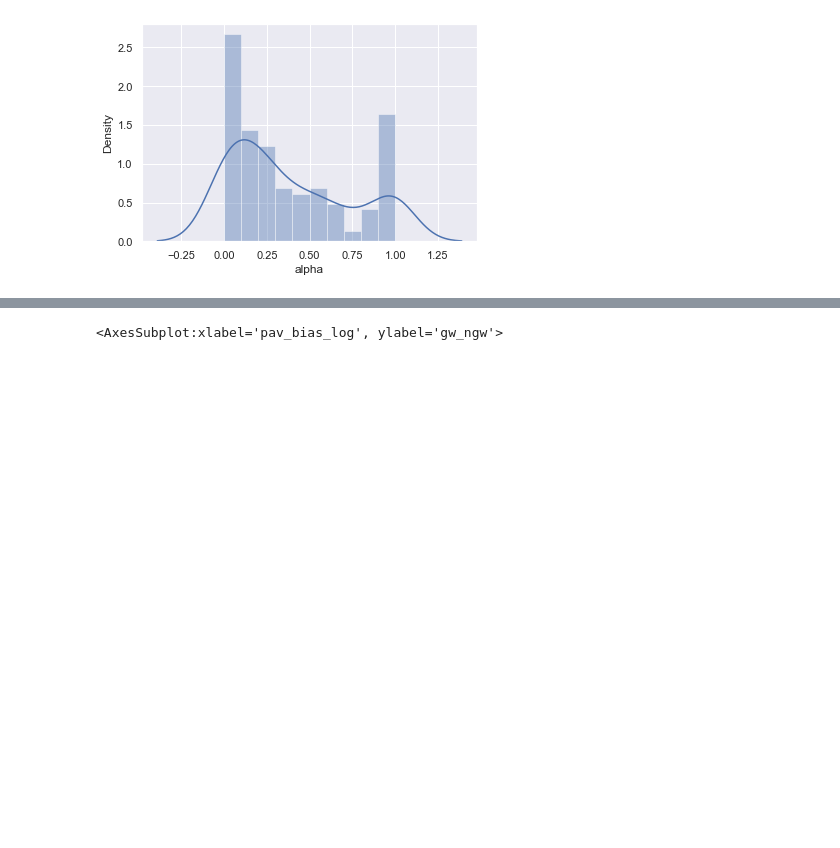
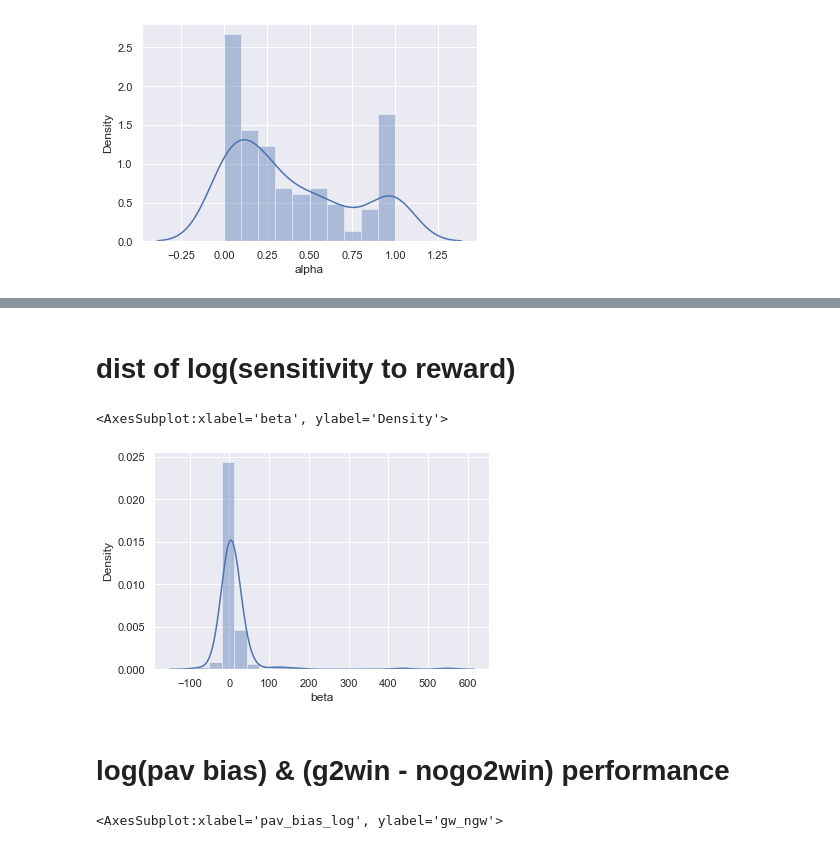
Before and after one commit to Sepsad/Interindividual-differences-in-Learning-to-Act-or-Avoid, a Jupyter notebook: First_session.ipynb, the cells around one changed output, grey strips where cells are left out. Saved outputs shown, nothing was run; the diff lists cells and outputs as text; code cells hidden in the pictures; blank space fills up the shorter version.

```diff
--- a/First_session.ipynb
+++ b/First_session.ipynb
@@ -307,3 +318,10 @@ sns.distplot((mr_df.alpha), bins=10)
+# %% [markdown]
+# dist of log(sensitivity to reward)
+# %%
+sns.distplot((np.log(mr_df.beta)), bins=20)
+# %% [output]
+<AxesSubplot:xlabel='beta', ylabel='Density'>
+[figure, added]
 # %%
 mr_perf = pd.merge(mr_df, final_performace_data, on='mturkID')
 
@@ -314,3 +331,5 @@ mr_perf['gw_ngw'] = mr_perf.go2win_first_session - mr_perf.nogo2win_first_sessio
+# %% [markdown]
+# log(pav bias) & (g2win - nogo2win) performance
 # %%
 sns.regplot(x=('pav_bias_log'), y='gw_ngw', data = mr_perf[(mr_perf.pav_bias_log < 10) & (mr_perf.pav_bias_log > -10)])
 # %% [output]
```
Also changed, not shown: parts of 10 cells of this notebook, 1 other file.
